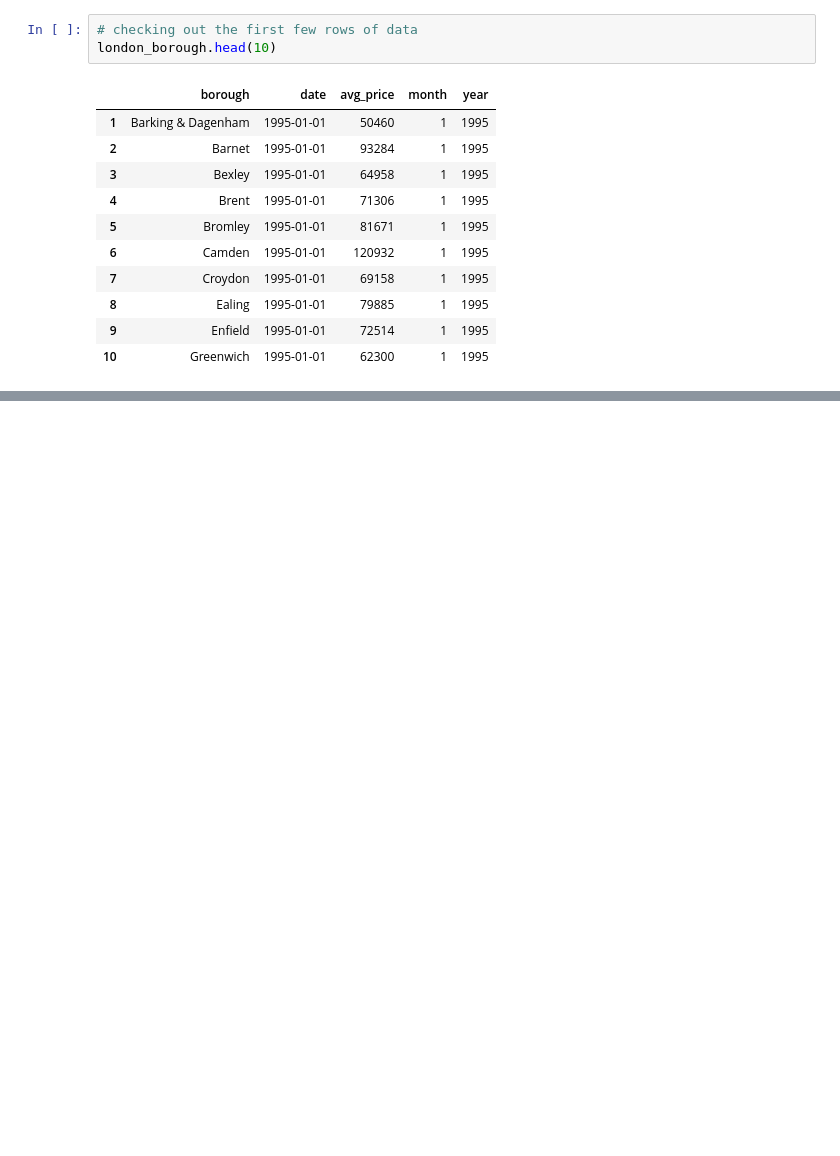
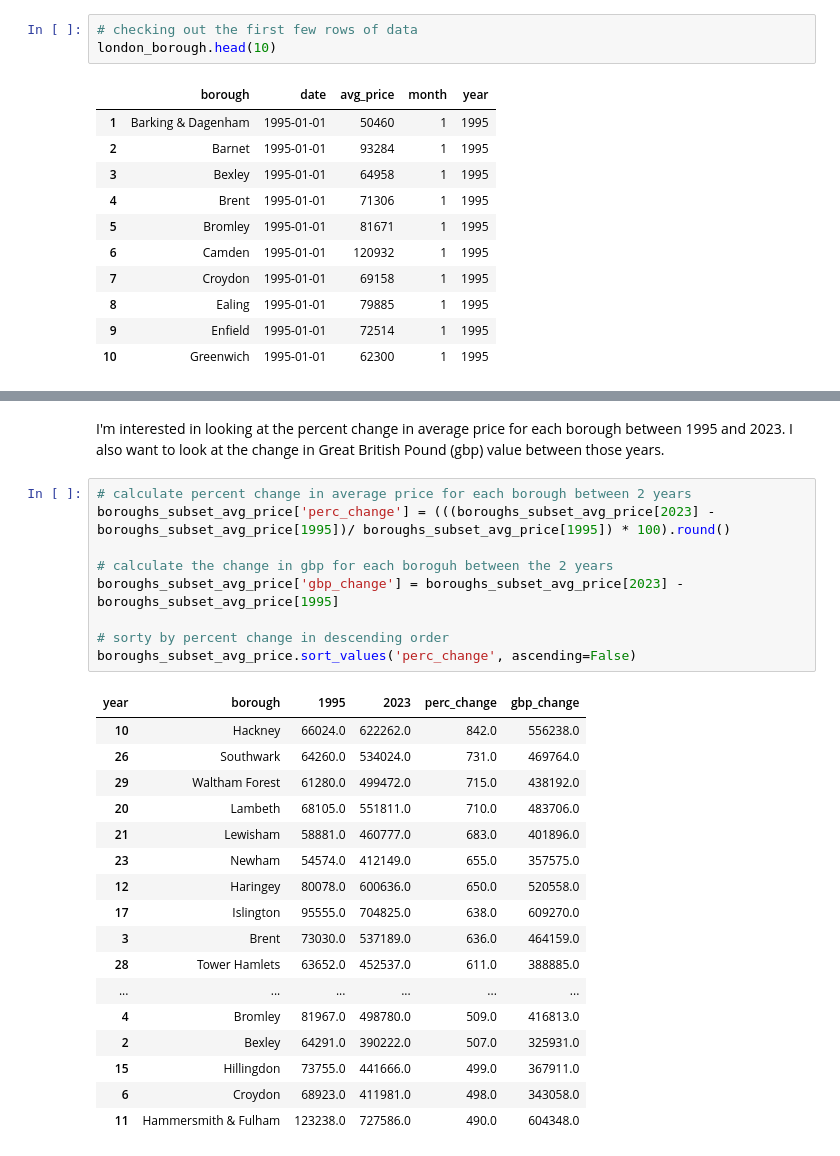
Before and after one commit to dezertdweller/springboard-data-science-projects, a Jupyter notebook: london-housing-analysis.ipynb, the cells around one changed output, grey strips where cells are left out. Saved outputs shown, nothing was run; the diff lists cells and outputs as text; blank space fills up the shorter version.

```diff
--- a/london-housing-analysis.ipynb
+++ b/london-housing-analysis.ipynb
@@ -788,0 +521,29 @@ We hope you enjoyed this practical project. It should have consolidated your dat
+# %% [markdown]
+I'm interested in looking at the percent change in average price for each borough between 1995 and 2023. I also want to look at the change in Great British Pound (gbp) value between those years.
+# %%
+# calculate percent change in average price for each borough between 2 years
+boroughs_subset_avg_price['perc_change'] = (((boroughs_subset_avg_price[2023] - boroughs_subset_avg_price[1995])/ boroughs_subset_avg_price[1995]) * 100).round()
+
+# calculate the change in gbp for each boroguh between the 2 years
+boroughs_subset_avg_price['gbp_change'] = boroughs_subset_avg_price[2023] - boroughs_subset_avg_price[1995]
+
+# sorty by percent change in descending order
+boroughs_subset_avg_price.sort_values('perc_change', ascending=False)
+# %% [output]
+| year | borough | 1995 | 2023 | perc_change | gbp_change |
+| 10 | Hackney | 66024.0 | 622262.0 | 842.0 | 556238.0 |
+| 26 | Southwark | 64260.0 | 534024.0 | 731.0 | 469764.0 |
+| 29 | Waltham Forest | 61280.0 | 499472.0 | 715.0 | 438192.0 |
+| 20 | Lambeth | 68105.0 | 551811.0 | 710.0 | 483706.0 |
+| 21 | Lewisham | 58881.0 | 460777.0 | 683.0 | 401896.0 |
+| 23 | Newham | 54574.0 | 412149.0 | 655.0 | 357575.0 |
+| 12 | Haringey | 80078.0 | 600636.0 | 650.0 | 520558.0 |
+| 17 | Islington | 95555.0 | 704825.0 | 638.0 | 609270.0 |
+| 3 | Brent | 73030.0 | 537189.0 | 636.0 | 464159.0 |
+| 28 | Tower Hamlets | 63652.0 | 452537.0 | 611.0 | 388885.0 |
+| ... | ... | ... | ... | ... | ... |
+| 4 | Bromley | 81967.0 | 498780.0 | 509.0 | 416813.0 |
+| 2 | Bexley | 64291.0 | 390222.0 | 507.0 | 325931.0 |
+| 15 | Hillingdon | 73755.0 | 441666.0 | 499.0 | 367911.0 |
+| 6 | Croydon | 68923.0 | 411981.0 | 498.0 | 343058.0 |
+| 11 | Hammersmith & Fulham | 123238.0 | 727586.0 | 490.0 | 604348.0 |
```
Also changed, not shown: parts of 39 cells of this notebook.
